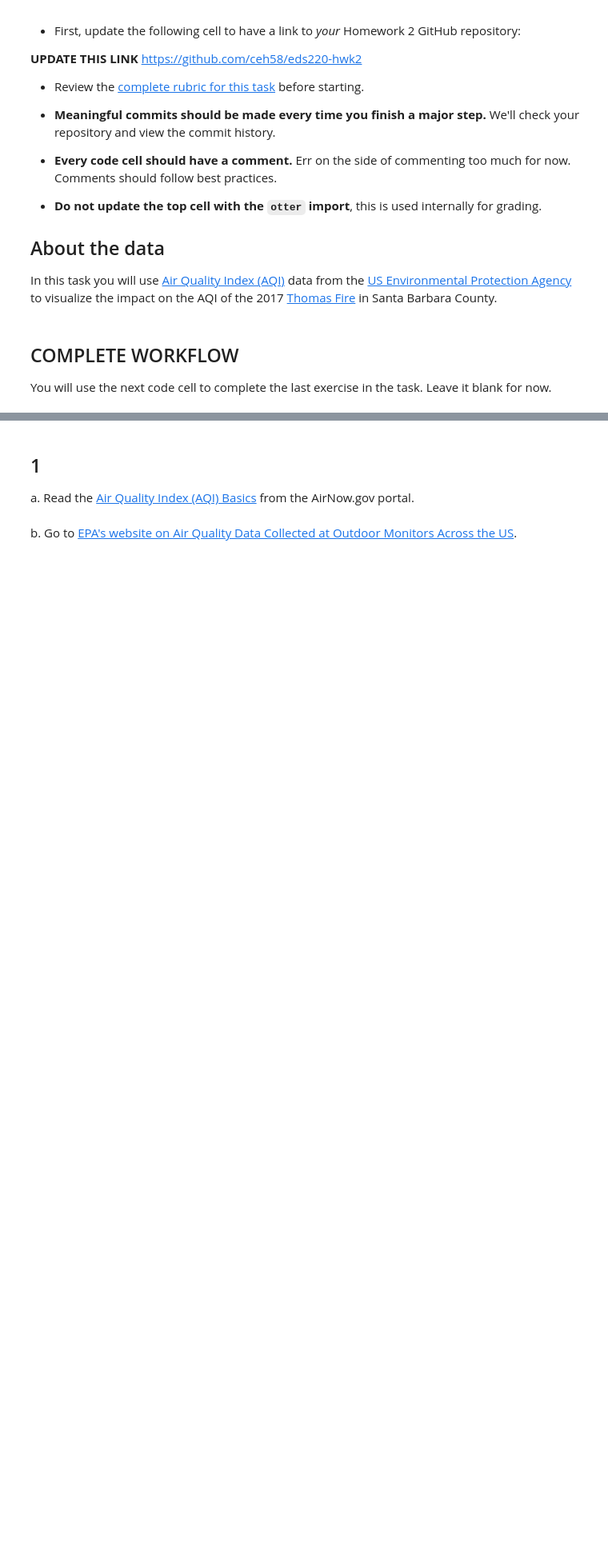
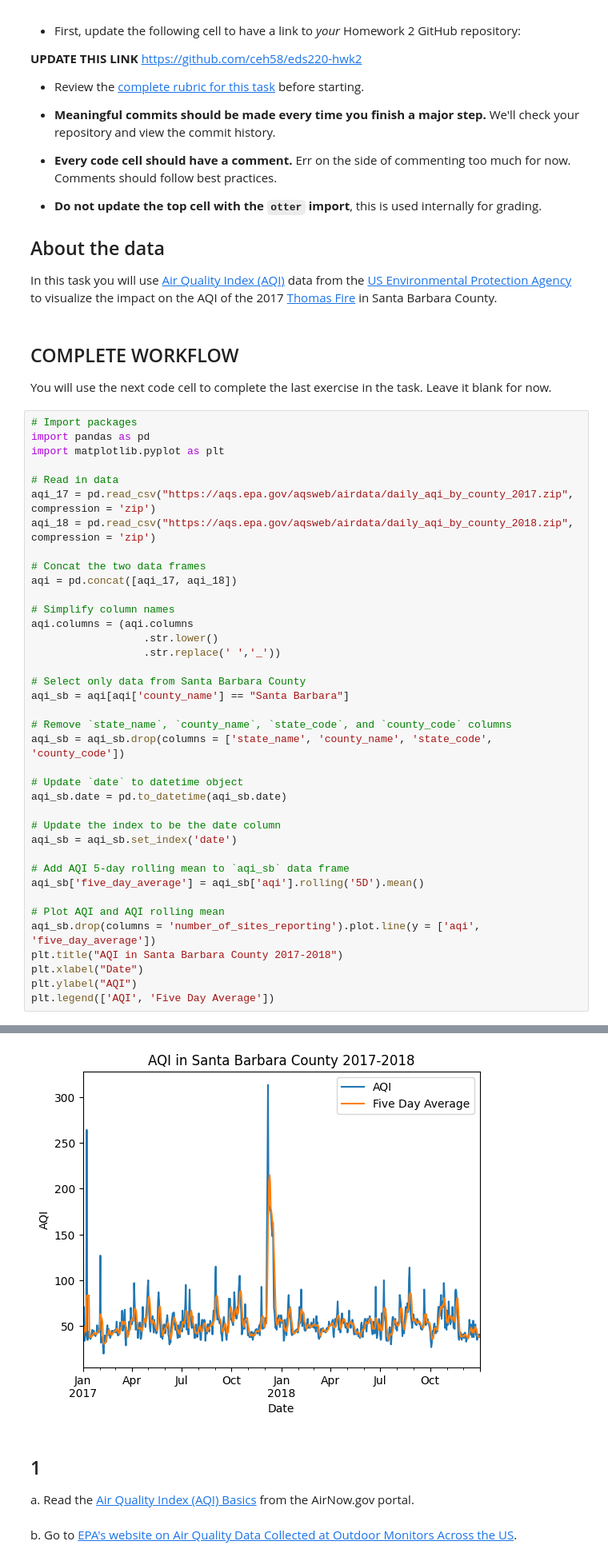
Before and after one commit to ceh58/eds220-hwk2, a Jupyter notebook: hwk2-task3-aqi.ipynb, the cells around one changed output, grey strips where cells are left out. Shown at 80% size. Cells and saved outputs as stored; diff of their text form; blank space fills up the shorter version.

```diff
--- a/hwk2-task3-aqi.ipynb
+++ b/hwk2-task3-aqi.ipynb
@@ -28,3 +28,42 @@ In this task you will use [Air Quality Index (AQI)](https://www.airnow.gov/aqi/a
 ## COMPLETE WORKFLOW
 
 You will use the next code cell to complete the last exercise in the task. Leave it blank for now.
+# %%
+# Import packages
+import pandas as pd
+import matplotlib.pyplot as plt
+
+# Read in data
+aqi_17 = pd.read_csv("https://aqs.epa.gov/aqsweb/airdata/daily_aqi_by_county_2017.zip", compression = 'zip')
+aqi_18 = pd.read_csv("https://aqs.epa.gov/aqsweb/airdata/daily_aqi_by_county_2018.zip", compression = 'zip')
+
+# Concat the two data frames
+aqi = pd.concat([aqi_17, aqi_18])
+
+# Simplify column names
+aqi.columns = (aqi.columns
+                  .str.lower()
+                  .str.replace(' ','_'))
+
+# Select only data from Santa Barbara County
+aqi_sb = aqi[aqi['county_name'] == "Santa Barbara"]
+
+# Remove `state_name`, `county_name`, `state_code`, and `county_code` columns
+aqi_sb = aqi_sb.drop(columns = ['state_name', 'county_name', 'state_code', 'county_code'])
+
+# Update `date` to datetime object
+aqi_sb.date = pd.to_datetime(aqi_sb.date)
+
+# Update the index to be the date column
+aqi_sb = aqi_sb.set_index('date')
+
+# Add AQI 5-day rolling mean to `aqi_sb` data frame
+aqi_sb['five_day_average'] = aqi_sb['aqi'].rolling('5D').mean()
+
+# Plot AQI and AQI rolling mean
+aqi_sb.drop(columns = 'number_of_sites_reporting').plot.line(y = ['aqi', 'five_day_average'])
+plt.title("AQI in Santa Barbara County 2017-2018")
+plt.xlabel("Date")
+plt.ylabel("AQI")
+plt.legend(['AQI', 'Five Day Average'])
+# %% [output]
@@ -31,3 +71,4 @@ You will use the next code cell to complete the last exercise in the task. Leave
+[figure, added]
 # %% [markdown]
 ## 1
 
```
Also changed, not shown: parts of 4 cells of this notebook.
